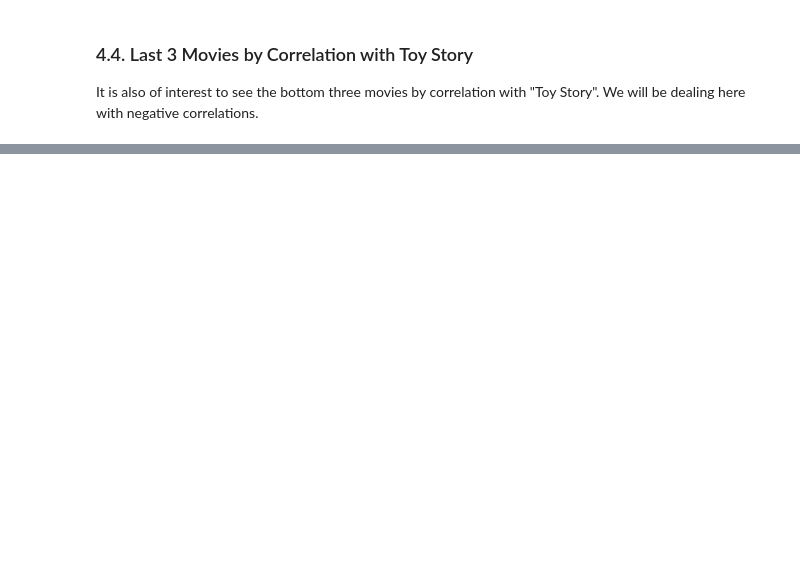
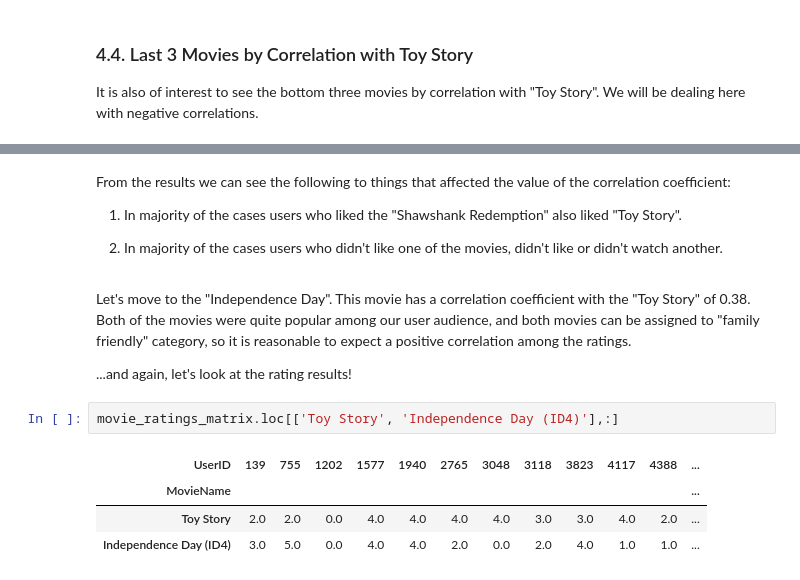
Before and after one commit to alv2017/DataAnalysis---MovieRatings, a Jupyter notebook: notebooks/MovieRatings_AssociationMetrics.ipynb, the cells around one changed output, grey strips where cells are left out. Cells and saved outputs as stored; diff of their text form; blank space fills up the shorter version.

```diff
--- a/notebooks/MovieRatings_AssociationMetrics.ipynb
+++ b/notebooks/MovieRatings_AssociationMetrics.ipynb
@@ -383,0 +429,18 @@ correlations_with_toy_story.tail(n=3)
+# %% [markdown]
+From the results we can see the following to things that affected the value of the correlation coefficient:
+
+1. In majority of the cases users who liked the "Shawshank Redemption" also liked "Toy Story".
+
+2. In majority of the cases users who didn't like one of the movies, didn't like or didn't watch another.
+# %% [markdown]
+Let's move to the "Independence Day". This movie has a correlation coefficient with the "Toy Story" of 0.38.
+Both of the movies were quite popular among our user audience, and both movies can be assigned to "family friendly" category, so it is reasonable to expect a positive correlation among the ratings.
+
+...and again, let's look at the rating results!
+# %%
+movie_ratings_matrix.loc[['Toy Story', 'Independence Day (ID4)'],:]
+# %% [output]
+| UserID | 139 | 755 | 1202 | 1577 | 1940 | 2765 | 3048 | 3118 | 3823 | 4117 | 4388 | ... |
+| MovieName |  |  |  |  |  |  |  |  |  |  |  | ... |
+| Toy Story | 2.0 | 2.0 | 0.0 | 4.0 | 4.0 | 4.0 | 4.0 | 3.0 | 3.0 | 4.0 | 2.0 | ... |
+| Independence Day (ID4) | 3.0 | 5.0 | 0.0 | 4.0 | 4.0 | 2.0 | 0.0 | 2.0 | 4.0 | 1.0 | 1.0 | ... |
```
Also changed, not shown: parts of 10 cells of this notebook.
